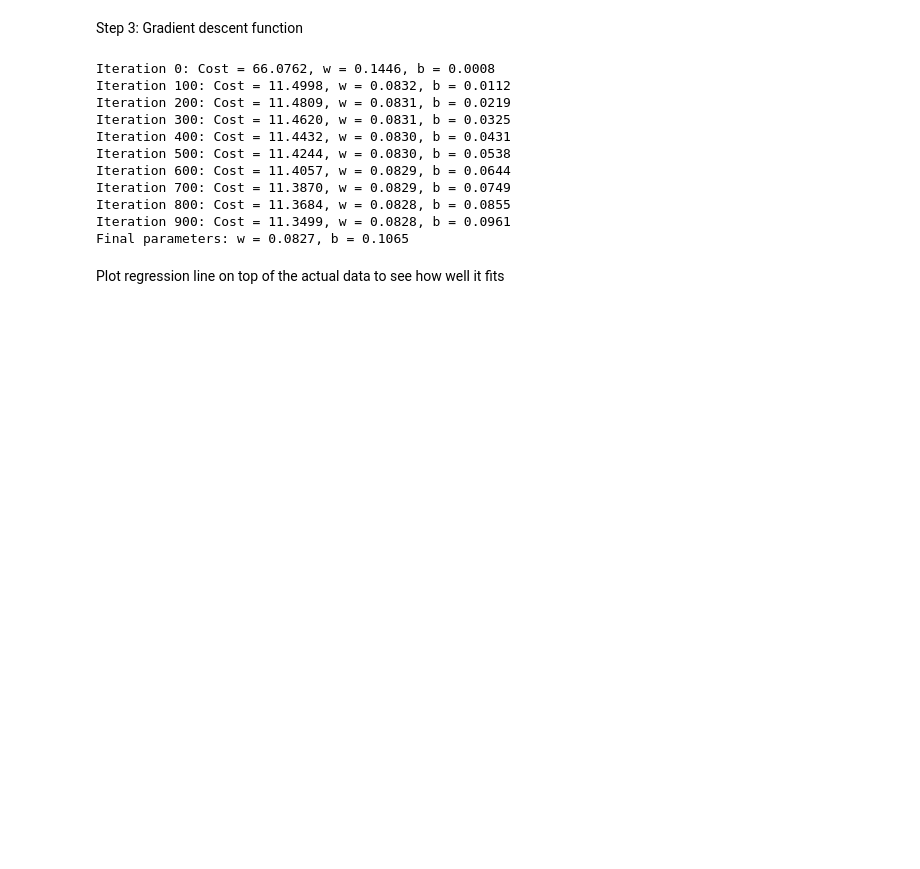
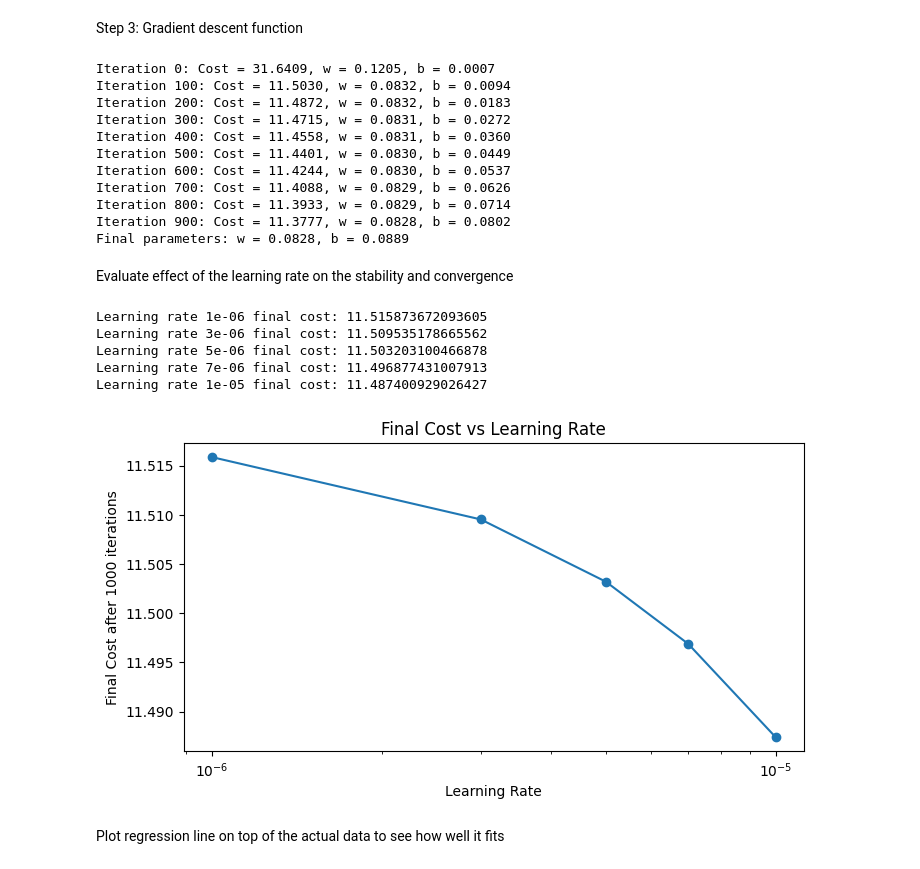
Before and after one commit to IreneGallini/ML-algorithms-from-scratch, a Jupyter notebook: linear_regression/linear_regression.ipynb, the cells around one changed output. Saved outputs shown, nothing was run; the diff lists cells and outputs as text; code cells hidden in the pictures; blank space fills up the shorter version.

Commit message:
adjust effect of learning rate graph

```diff
--- a/linear_regression/linear_regression.ipynb
+++ b/linear_regression/linear_regression.ipynb
@@ -77,22 +77,63 @@ def gradient_descent(x, y, w, b, learning_rate, num_iterations):
 #Reach minimum cost -> best possible values for w and b
 # %%
 # Run it
-learning_rate = 0.00006
+learning_rate = 0.00005
 num_iterations = 1000
 final_w, final_b = gradient_descent(x_train, y_train, 0, 0, learning_rate, num_iterations)
 print(f"Final parameters: w = {final_w:.4f}, b = {final_b:.4f}")
 # %% [output]
-Iteration 0: Cost = 66.0762, w = 0.1446, b = 0.0008
-Iteration 100: Cost = 11.4998, w = 0.0832, b = 0.0112
-Iteration 200: Cost = 11.4809, w = 0.0831, b = 0.0219
-Iteration 300: Cost = 11.4620, w = 0.0831, b = 0.0325
-Iteration 400: Cost = 11.4432, w = 0.0830, b = 0.0431
-Iteration 500: Cost = 11.4244, w = 0.0830, b = 0.0538
-Iteration 600: Cost = 11.4057, w = 0.0829, b = 0.0644
-Iteration 700: Cost = 11.3870, w = 0.0829, b = 0.0749
-Iteration 800: Cost = 11.3684, w = 0.0828, b = 0.0855
-Iteration 900: Cost = 11.3499, w = 0.0828, b = 0.0961
-Final parameters: w = 0.0827, b = 0.1065
+Iteration 0: Cost = 31.6409, w = 0.1205, b = 0.0007
+Iteration 100: Cost = 11.5030, w = 0.0832, b = 0.0094
+Iteration 200: Cost = 11.4872, w = 0.0832, b = 0.0183
+Iteration 300: Cost = 11.4715, w = 0.0831, b = 0.0272
+Iteration 400: Cost = 11.4558, w = 0.0831, b = 0.0360
+Iteration 500: Cost = 11.4401, w = 0.0830, b = 0.0449
+Iteration 600: Cost = 11.4244, w = 0.0830, b = 0.0537
+Iteration 700: Cost = 11.4088, w = 0.0829, b = 0.0626
+Iteration 800: Cost = 11.3933, w = 0.0829, b = 0.0714
+Iteration 900: Cost = 11.3777, w = 0.0828, b = 0.0802
+Final parameters: w = 0.0828, b = 0.0889
+# %% [markdown]
+Evaluate effect of the learning rate on the stability and convergence
+# %%
+learning_rates = [0.000001, 0.000003, 0.000005, 0.000007, 0.00001]
+num_iterations = 1000
+final_costs = []
+
+for lr in learning_rates:
+    w, b = 0, 0
+    costs = []
+    diverged = False
+    for i in range(num_iterations):
+        dc_dw, dc_db = gradient_function(x_train, y_train, w, b)
+        w -= lr * dc_dw
+        b -= lr * dc_db
+        cost = cost_function(x_train, y_train, w, b)
+        if np.isnan(cost) or np.isinf(cost):
+            diverged = True
+            break
+        costs.append(cost)
+    if diverged:
+        final_costs.append(np.nan)
+        print(f"Learning rate {lr} diverged.")
+    else:
+        final_costs.append(costs[-1])
+        print(f"Learning rate {lr} final cost: {costs[-1]}")
+
+plt.figure(figsize=(8,4))
+plt.plot(learning_rates, final_costs, marker='o')
+plt.xlabel('Learning Rate')
+plt.ylabel('Final Cost after 1000 iterations')
+plt.title('Final Cost vs Learning Rate')
+plt.xscale('log')
+plt.show()
+# %% [output]
+Learning rate 1e-06 final cost: 11.515873672093605
+Learning rate 3e-06 final cost: 11.509535178665562
+Learning rate 5e-06 final cost: 11.503203100466878
+Learning rate 7e-06 final cost: 11.496877431007913
+Learning rate 1e-05 final cost: 11.487400929026427
+[figure, added]
 # %% [markdown]
 Plot regression line on top of the actual data to see how well it fits
 # %%
```
Also changed, not shown: parts of 1 cell of this notebook.
